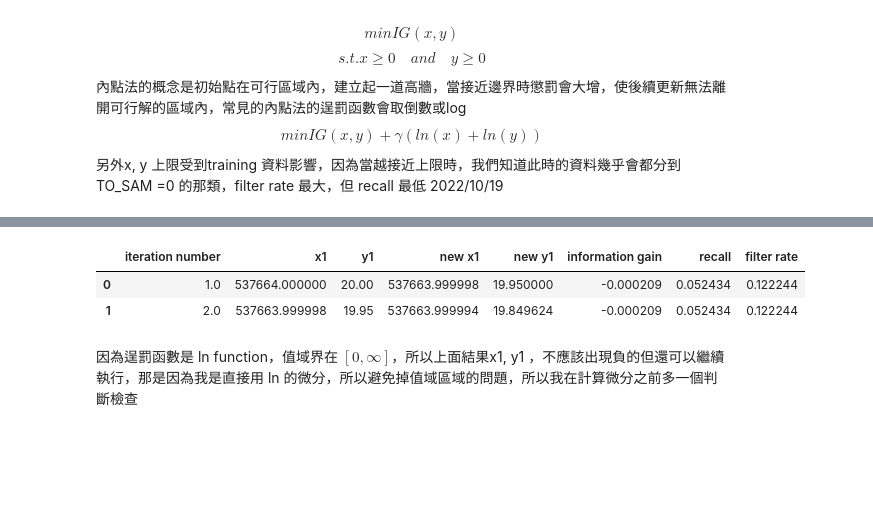
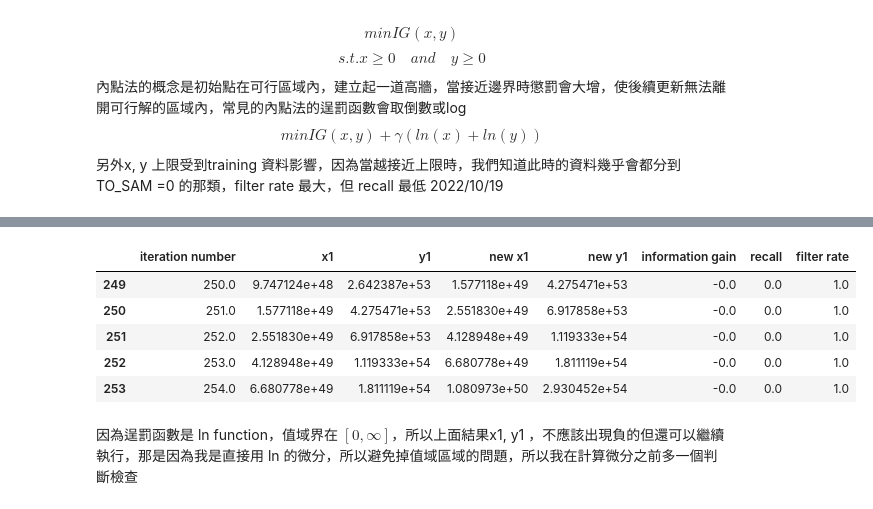
Before and after one commit to eason758/MetaEdge, a Jupyter notebook: 20221013牛頓法.ipynb, the cells around one changed output, grey strips where cells are left out. Drawn from its saved outputs; the diff is of its cells as text; code cells hidden in the pictures; blank space fills up the shorter version.

```diff
--- a/20221013牛頓法.ipynb
+++ b/20221013牛頓法.ipynb
@@ -367,7 +369,7 @@ def BFGS(point0, x_name, y_name, data):
 #hyperparameter
 SAR_type = 'TO_SAR'
 eps = 1e-1000
-N_max = 100
+N_max = 1000
 x_name = 'Credit_Amt'
 y_name = 'number_of_Credit'
 #step_size = np.array([[1e12], [1e6]])
@@ -419,7 +422,7 @@ $$min IG(x,y) + \gamma(ln(x) + ln(y))$$
 另外x, y 上限受到training 資料影響，因為當越接近上限時，我們知道此時的資料幾乎會都分到 TO_SAM =0 的那類，filter rate 最大，但 recall 最低
 2022/10/19
 # %%
-def gradientPena(point):
+def gradientPenalty(point):
     if np.any(point < 0): # any 是只要有一個是 True 就 output True，但 all 是要全部都為 True 才 output True
         raise ValueError('point are negative!')
     return 1 / point
@@ -430,13 +431,12 @@ def BFGSWithPenalty(point0, x_name, y_name, data):
     results = pd.DataFrame(columns= ['iteration number', 'x1', 'y1', 'new x1', 'new y1', 'information gain', 'recall', 'filter rate'])
     d = 2
     gradIG = gradientIG(point0, x_name, y_name, data)
-    grads = gradIG
+    gradPenalty = gradientPenalty(point0)
+    grads = gradIG + (gradPenalty * gamma)
     H = np.eye(d)
     print(f'Hessian matrix:\n{H}')
     point = point0
     n = 1
-
-
 
     while np.linalg.norm(grads) > 1e-50:
         if n > N_max:
@@ -448,9 +448,9 @@ def BFGSWithPenalty(point0, x_name, y_name, data):
         print(f'update_direction:\n{update_direction}')
         new_point = point + step_size * update_direction
 
-        if np.any(new_point < 0):
-            print('touch the boundary!')
-            new_point[new_point < 0] = 0
+        # if np.any(new_point < 0):
+        #     print('touch the boundary!')
+        #     new_point[new_point < 0] = 0
 
         information_gain = informationGain(new_point, x_name, y_name, data)
         recall, filter_rate = RecallFilterRate(new_point, x_name, y_name, data)
@@ -461,26 +461,25 @@ def BFGSWithPenalty(point0, x_name, y_name, data):
                                  'filter rate': filter_rate}, ignore_index= True)
 
         new_gradIG = gradientIG(new_point, x_name, y_name, data)
-        #new_gardPenalty = gradientPena(new_point)
-        new_grads = new_gradIG
+        new_gardPenalty = gradientPenalty(new_point)
+        new_grads = new_gradIG + (new_gardPenalty * gamma)
 
         # if np.isnan(new_grads).all() == True:
         #     break
         #print(f'new_grads:{new_grads}')
 
         y = new_grads - grads
-        #y = y.reshape((-1, 1))
         s = new_point - point
         denominator = 1 / (y.T @ s)
-        li = np.eye(d) - (denominator * (s @ s.T))
-        ri = np.eye(d) - (denominator * (y @ y.T))
+        li = np.eye(d) - (denominator * (s @ y.T))
+        ri = np.eye(d) - (denominator * (y @ s.T))
         H = li @ H @ ri + (denominator * (s @ s.T))
-        print(f'Hessian matrix:\n{H}')
-        print(f'*'*32)
-        gradIG = new_gradIG
-        #gradientPenalty = new_gardPenalty
         grads = new_grads
         point = new_point
+
+        print(f'*'*32)
+        print(f'new_grads:\n{new_grads}')
+        print(f'Hessian matrix:\n{H}')
         n += 1
 
     if np.linalg.norm(grads) < 1e-50:
@@ -591,8 +527,0 @@ father_entropy = Entropy(train_set, SAR_type)
-# %%
-if __name__ == '__main__':
-    np.random.seed(928)
-    x1 = intialPoint('Credit_Amt', train_set)
-    y1 = intialPoint('number_of_Credit', train_set)
-    print(f'initial  point x1:{x1}, y1:{y1}')
-    point = np.array([[x1], [y1]])
-    results = BFGSWithPenalty(point, x_name, y_name, train_set)
@@ -618,9 +528,12 @@ IndexError: index -3 is out of bounds for axis 0 with size 0
 # %%
-results
+results.tail()
 # %% [output]
 |  | iteration number | x1 | y1 | new x1 | new y1 | information gain | recall | filter rate |
-| 0 | 1.0 | 537664.000000 | 20.00 | 537663.999998 | 19.950000 | -0.000209 | 0.052434 | 0.122244 |
-| 1 | 2.0 | 537663.999998 | 19.95 | 537663.999994 | 19.849624 | -0.000209 | 0.052434 | 0.122244 |
+| 249 | 250.0 | 9.747124e+48 | 2.642387e+53 | 1.577118e+49 | 4.275471e+53 | -0.0 | 0.0 | 1.0 |
+| 250 | 251.0 | 1.577118e+49 | 4.275471e+53 | 2.551830e+49 | 6.917858e+53 | -0.0 | 0.0 | 1.0 |
+| 251 | 252.0 | 2.551830e+49 | 6.917858e+53 | 4.128948e+49 | 1.119333e+54 | -0.0 | 0.0 | 1.0 |
+| 252 | 253.0 | 4.128948e+49 | 1.119333e+54 | 6.680778e+49 | 1.811119e+54 | -0.0 | 0.0 | 1.0 |
+| 253 | 254.0 | 6.680778e+49 | 1.811119e+54 | 1.080973e+50 | 2.930452e+54 | -0.0 | 0.0 | 1.0 |
 # %% [markdown]
 因為逞罰函數是 ln function，值域界在 $[0, \infty]$，所以上面結果x1, y1 ，不應該出現負的但還可以繼續執行，那是因為我是直接用 ln 的微分，所以避免掉值域區域的問題，所以我在計算微分之前多一個判斷檢查
 # %% [markdown]
```
Also changed, not shown: parts of 23 cells of this notebook, 1 other file.
